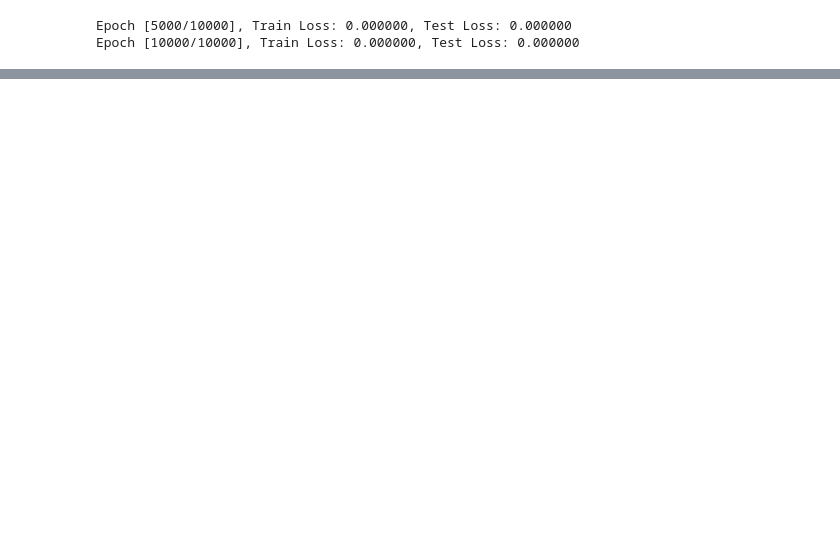
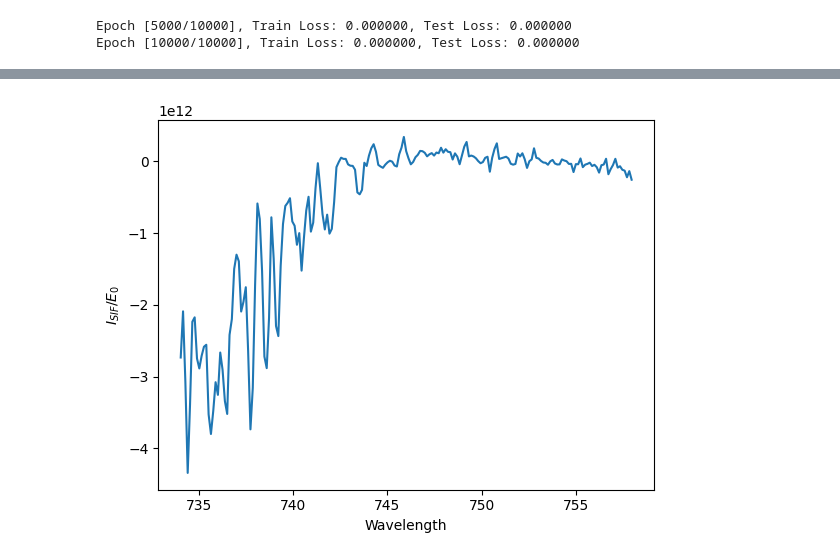
Before and after one commit to raviolihui/SIFretrieval, a Jupyter notebook: africaexampleCNN.ipynb, the cells around one changed output, grey strips where cells are left out. Saved outputs shown, nothing was run; the diff lists cells and outputs as text; code cells hidden in the pictures; blank space fills up the shorter version.

```diff
--- a/africaexampleCNN.ipynb
+++ b/africaexampleCNN.ipynb
@@ -152,0 +194,3 @@ Final R² Score: 0.9987
+# %%
+h2 = nc.Dataset('S5P_OFFL_L1C_SIFTPC_20240206T172817_20240206T173755_32735_93_000001_20241120T172637.nc')
+africa2 = h2.groups['africa']
@@ -152,0 +233,16 @@ Final R² Score: 0.9987
+# %%
+transmitance_matrix2 = np.exp(-(np.reciprocal(mu_matrix2)+ np.reciprocal(mu_0_matrix2))*predictions)
+up_transmitance_matrix2 = np.exp(-(np.reciprocal(mu_matrix2)/(np.reciprocal(mu_matrix2) + np.reciprocal(mu_0_matrix2)))*predictions/mu_matrix2)
+#TRANSMITANCE IS EXACTLY THE SAME OR ONLY TAU????
+irradiance_matrix2 = np.tile(irradiance_vector.T, (406, 1))
+#this multiplication is not precisely reflect because of really small computer error as in they are not exact values
+diff = reflectance_matrix2 - surf_albedo2*transmitance_matrix2
+I = irradiance_matrix2*np.cos(mu_0_matrix2)*(np.round(diff, decimals=10))/(up_transmitance_matrix2*math.pi) #this I is really I/E_0  irradiance_matrix*
+plt.plot(wl[ind],I.mean(axis=0))
+#plt.plot(wl[ind], africa2.variables['Reflectance'][0, 0, 224, 276:471].data)
+plt.xlabel('Wavelength')
+plt.ylabel("$I_{SIF}/E_0$")
+#plt.savefig("retrieved_SIF_amazonas")
+plt.show()
+# %% [output]
+[figure, added]
```
Also changed, not shown: parts of 9 cells of this notebook, 15 other files.
